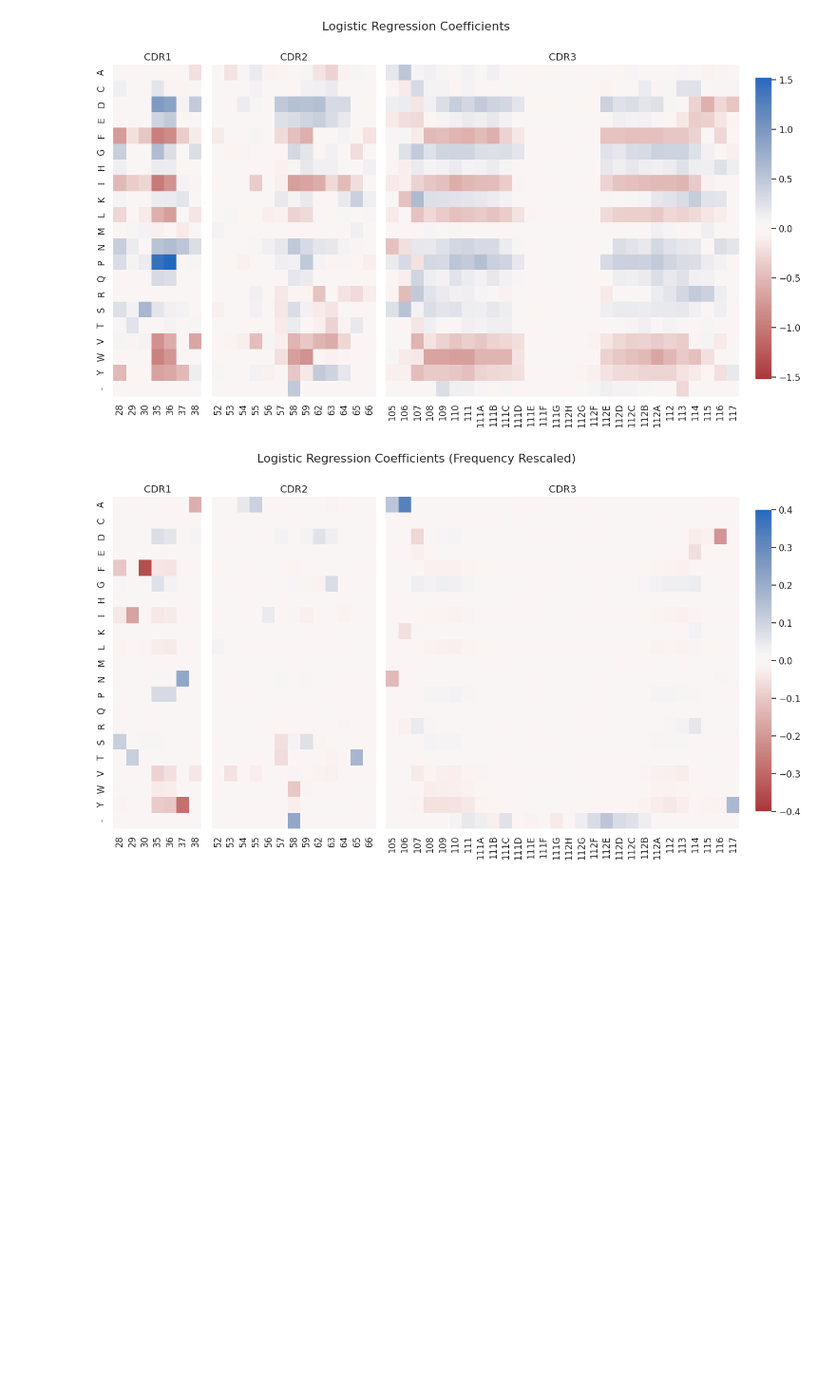
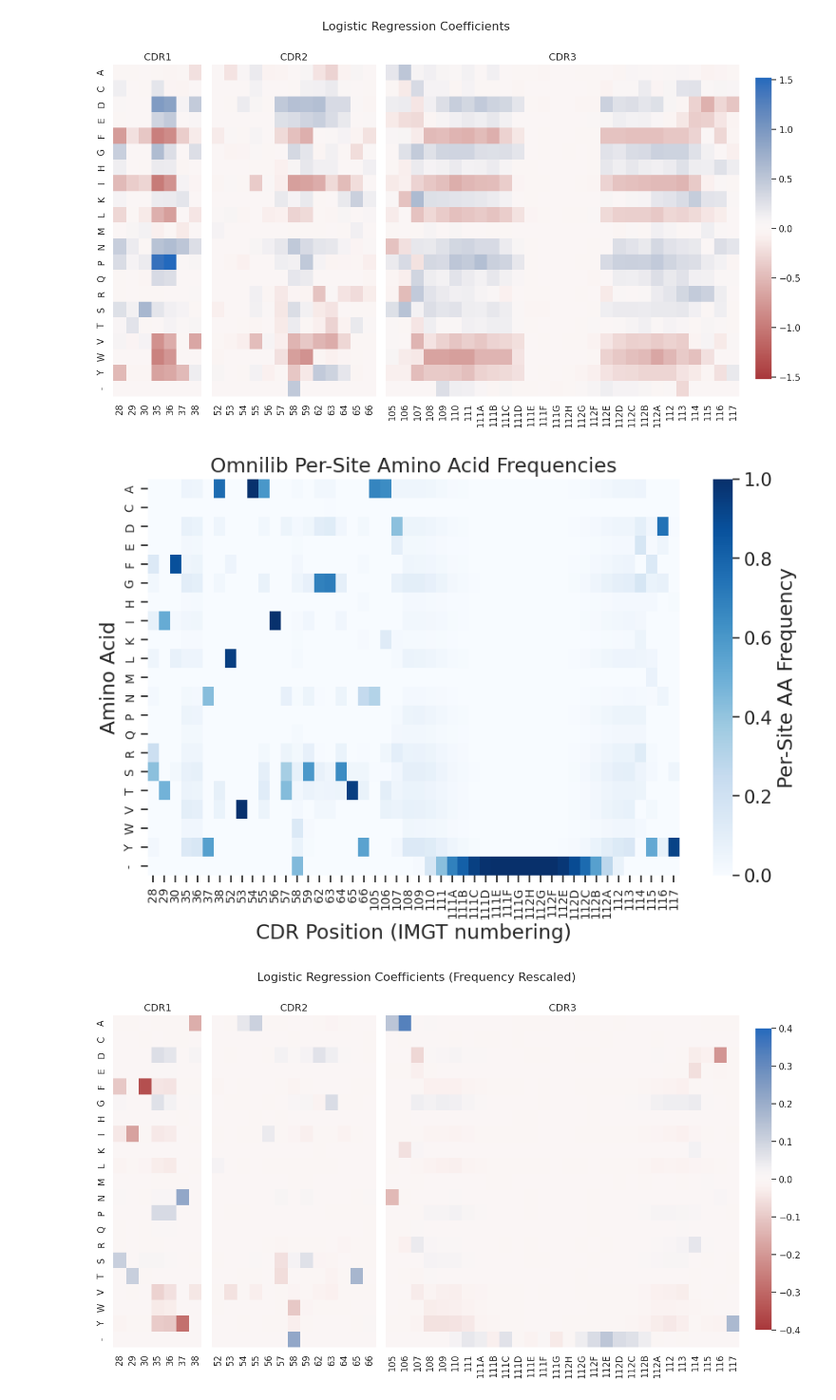
Before and after one commit to antoinekoehl/omnilib-ml, a Jupyter notebook: figures/Figure_3.ipynb, the cells around one changed output. Shown at 95% size. Saved outputs shown, nothing was run; the diff lists cells and outputs as text; code cells hidden in the pictures; blank space fills up the shorter version.

```diff
--- a/figures/Figure_3.ipynb
+++ b/figures/Figure_3.ipynb
@@ -283,3 +265,5 @@ for i in range(0, len(ds), 32):
     sums += oh.sum(dim=0)
 #normalize by column
 sums = sums / sums.sum(dim=0)
+sums = sums.numpy()
+sums_mask = sums < 0.01
@@ -286,3 +274,16 @@ sums = sums / sums.sum(dim=0)
+# %%
+fig, ax = plt.subplots(figsize=(10, 6))
+sns.heatmap(sums, cmap='Blues', ax=ax, cbar_kws={'label': 'Per-Site AA Frequency'}, annot=False,
+            fmt='.2f', annot_kws={"size": 6, "rotation": 90})
+ax.set_xticks(np.arange(sums.shape[1]) + 0.5, labels = cdr1_numbers + cdr2_numbers + cdr3_labels, fontsize=10)
+ax.set_yticks(np.arange(sums.shape[0]) + 0.5, labels=list(AA2INDEX.keys()), fontsize=10)
+ax.set_title('Omnilib Per-Site Amino Acid Frequencies')
+ax.set_xlabel('CDR Position (IMGT numbering)')
+ax.set_ylabel('Amino Acid')
+
+fig.savefig(current_dir / 'figure_3_outputs' / 'omnilib_per_site_aa_frequencies.pdf')
+# %% [output]
+[figure, added]
 # %%
 rescaled = coefficients * sums.numpy()
 fig= plt.figure(figsize=(15, 8))
```
Also changed, not shown: parts of 8 cells of this notebook, 9 other files.
